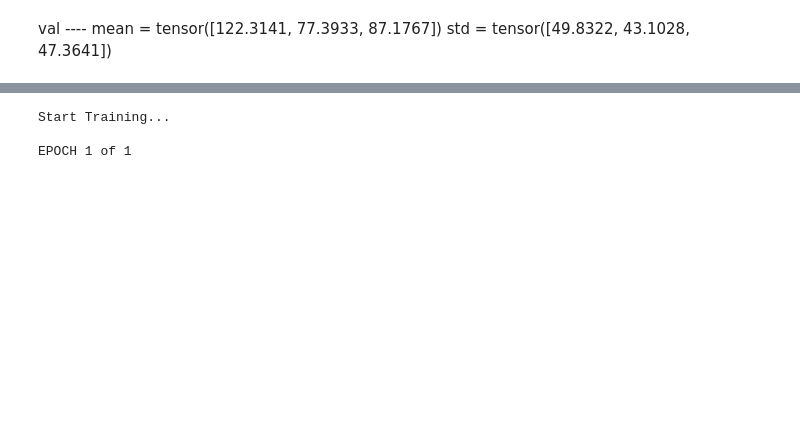
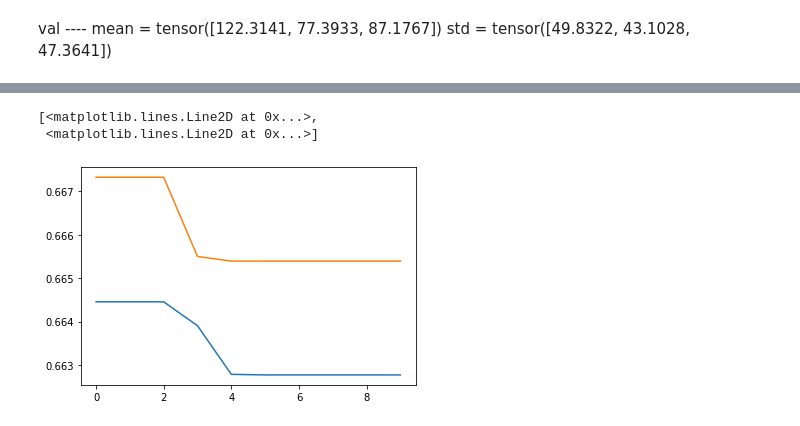
Before and after one commit to kristinyim/CynthiasCastle, a Jupyter notebook: hw6_kimy6.ipynb, the cells around one changed output, grey strips where cells are left out. Drawn from its saved outputs; the diff is of its cells as text; code cells hidden in the pictures; blank space fills up the shorter version.

```diff
--- a/hw6_kimy6.ipynb
+++ b/hw6_kimy6.ipynb
@@ -271,34 +318,60 @@ def train_step():
   model.train()
   track_loss = []
   for i,(x,y) in enumerate(train_loader):
-    # maybe needed
+
     if torch.cuda.is_available():
       x = x.cuda()
       y = y.cuda()
 
     y_hat = model(x)
     # compute loss
-    loss = loss_func(y_hat,y) # dice
+    loss = loss_func(y_hat,y)
     track_loss.append(loss.item())
     # update
     optimizer.zero_grad()
     loss.backward()
     optimizer.step()
 
-  return track_loss
+  return sum(track_loss)/len(track_loss)
 # %%
 def val_step():
-  model.val()
+#   model.val()
   track_loss = []
   for i,(x,y) in enumerate(val_loader):
-    # maybe needed
+
     if torch.cuda.is_available():
       x = x.cuda()
       y = y.cuda()
 
     y_hat = model(x)
     # compute loss
-    loss = loss_func(y_hat,y) # dice
+    loss = loss_func(y_hat,y)
     track_loss.append(loss.item())
 
-  return track_loss
+  return sum(track_loss)/len(track_loss)
+# %%
+torch.cuda.empty_cache()
+print("Start Training...")
+num_epochs=10
+train_loss_store = []
+val_loss_store = []
+loss_func = DICELoss()
+
+if torch.cuda.is_available():
+  loss_func = loss_func.cuda()
+
+for epoch in range(num_epochs):
+    print("\nEPOCH " +str(epoch+1)+" of "+str(num_epochs)+"\n")
+    # Design your own training section
+    time_start = time.time()
+    ########################### Training #####################################
+    train_loss = train_step()
+    train_loss_store.append(train_loss)
+    print("Best training loss: ", min(train_loss_store))
+    ########################### Validation #####################################
+    val_loss = val_step()
+    val_loss_store.append(val_loss)
+    print("Best validation loss: ", min(val_loss_store))
+
+    time_end = time.time()
+    print("Elapsed time for epoch:",time_end - time_start,'s')
@@ -304,0 +396,9 @@ def val_step():
+# %%
+# plotting
+steps_store = np.arange(len(train_loss_store))
+plt.plot(steps_store,train_loss_store,steps_store,val_loss_store)
+#TODO: testing
+# %% [output]
+[<matplotlib.lines.Line2D at 0x...>,
+ <matplotlib.lines.Line2D at 0x...>]
+[figure, added]
@@ -305,4 +426,7 @@ def val_step():
 # %%
+model = models.vgg16
+loss_func = DICELoss()
+
 print("Start Training...")
 num_epochs=1
 train_loss_store = []
@@ -329,7 +453,3 @@ steps_store = np.arange(len(train_los_store)).tolist
 plt.plot(steps_store,train_loss_store,steps_store,val_loss_store)
 
 #TODO: testing
-# %% [output]
-Start Training...
-
-EPOCH 1 of 1
```
Also changed, not shown: parts of 13 cells of this notebook.
